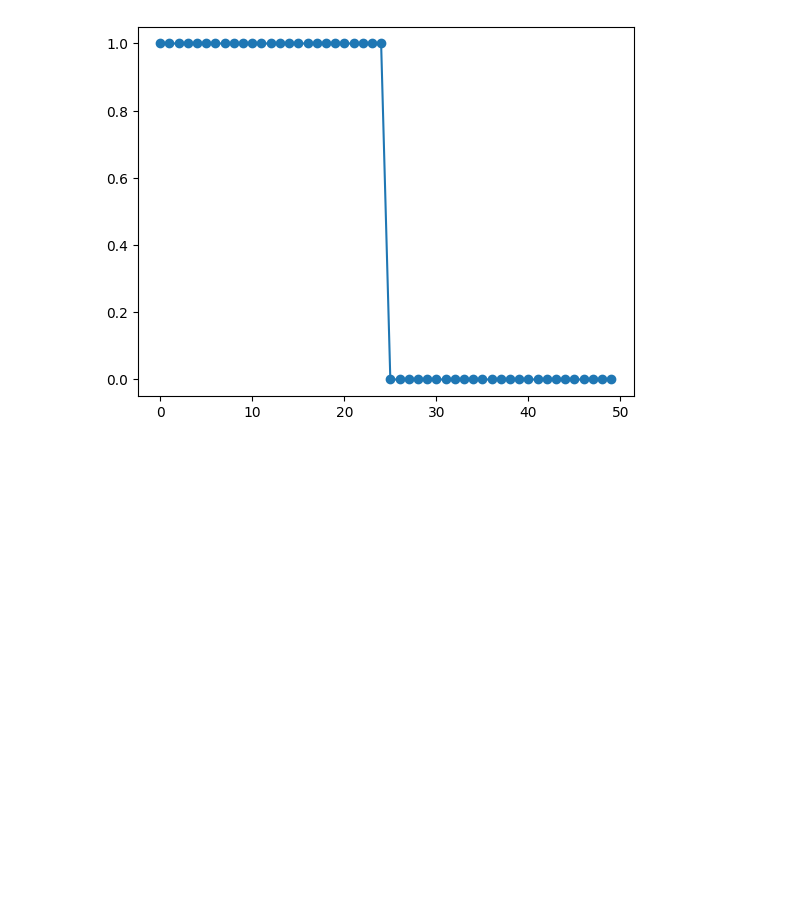
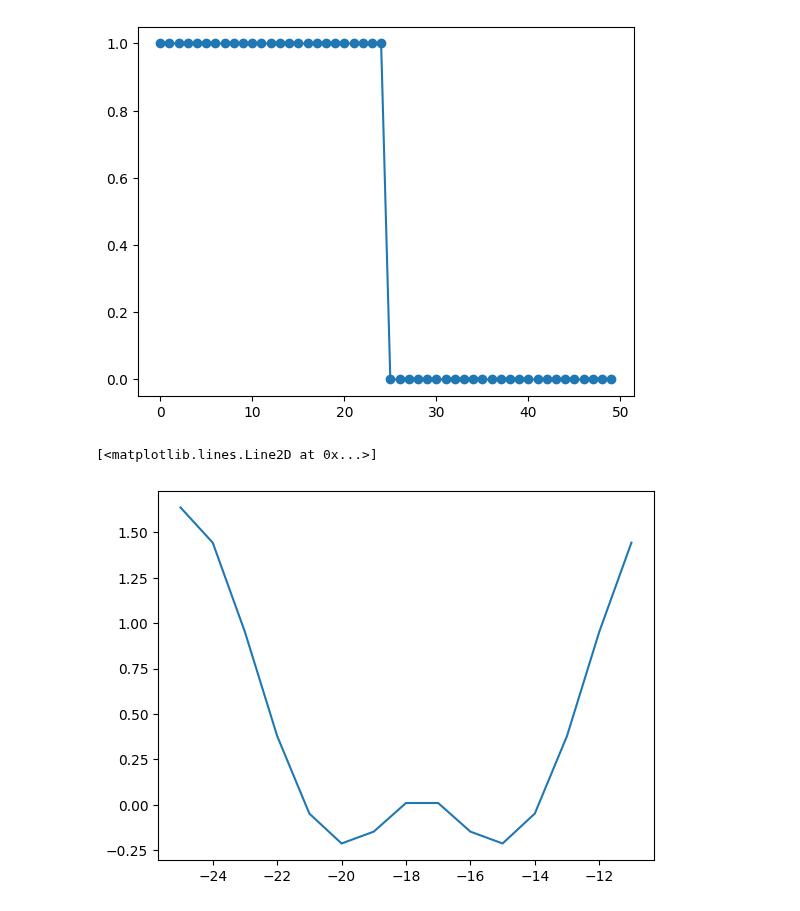
Before and after one commit to DylanReidRamelli/Bachelor-Project-2023, a Jupyter notebook: notebook/direct_convolution.ipynb, the cells around one changed output. Saved outputs shown, nothing was run; the diff lists cells and outputs as text; code cells hidden in the pictures; blank space fills up the shorter version.

```diff
--- a/notebook/direct_convolution.ipynb
+++ b/notebook/direct_convolution.ipynb
@@ -28,17 +28,23 @@ plt.plot(x,X, marker ='o')
 # integrate(1/2 + 1/2 cos(pi*t/3))
 # %%
 # Create filter.
+filter_size = 15
 delta = 10.2
-# M = 3/2
-# H = np.zeros(n, dtype=complex)
-# for i in range(n):
-#     k = wavenum(i,n)
-#     a = 2 * np.pi / n * k * M
-#     H[i] = (np.sin(3*a/2))/a - (3 * np.pi * np.cos(3 * a/2))/(9 * a**2 - np.pi**2)
+M = 3/2
+H = np.zeros(filter_size, dtype=complex)
+for i in range(filter_size):
+    k = wavenum(i,filter_size)
+    a = 2 * np.pi / filter_size * k * M
+    H[i] = (np.sin(3*a/2))/a - (3 * np.pi * np.cos(3 * a/2))/(9 * a**2 - np.pi**2)
 
-# H[0] = 3/2 + 3/np.pi
+H[0] = 3/2 + 3/np.pi
 # H /= 3/2
-# plt.plot(np.arange(n) - n//2, fft.fftshift(H))
+
+# H = fft.fftshift(H)
+plt.plot(np.arange(filter_size) - n//2, H)
+# %% [output]
+[<matplotlib.lines.Line2D at 0x...>]
+[figure, added]
 # %%
 # #lanczos smoothing
 G = np.zeros(n)
```
Also changed, not shown: parts of 4 cells of this notebook, 1 other file.
